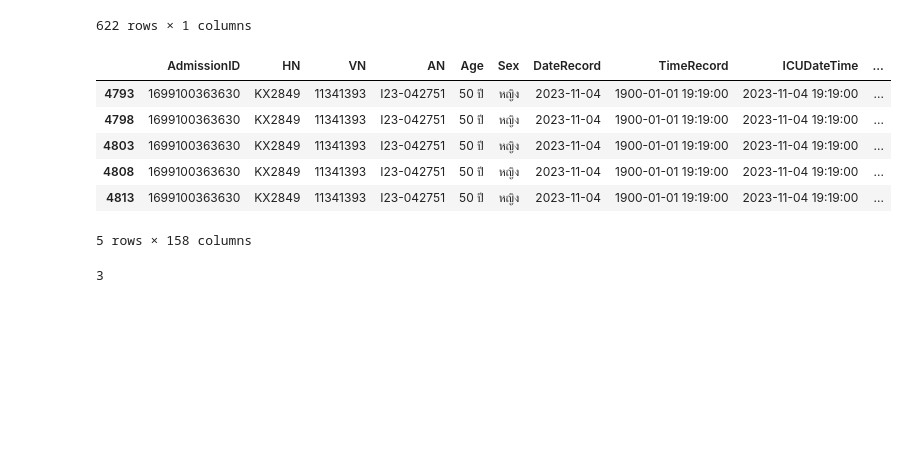
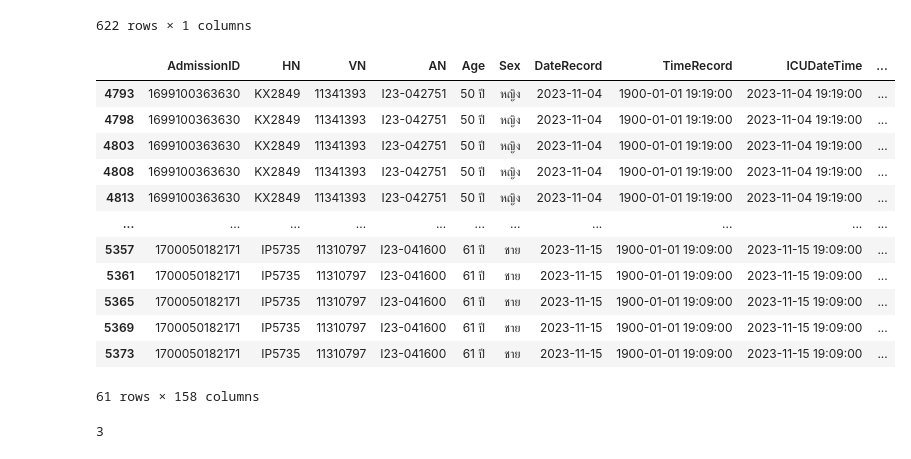
Before and after one commit to Tonry12/Data_joyx2, a Jupyter notebook: 276_patient.ipynb, the cells around one changed output. Drawn from its saved outputs; the diff is of its cells as text; code cells hidden in the pictures; blank space fills up the shorter version.

```diff
--- a/276_patient.ipynb
+++ b/276_patient.ipynb
@@ -116,15 +122,21 @@ data[['MAP']][~data['MAP'].isna()]
 622 rows × 1 columns
 # %%
 shock = data[(data['MAP']<65)|(data['BP_SYS']<90)]
-shock.head()
+shock
 # %% [output]
 |  | AdmissionID | HN | VN | AN | Age | Sex | DateRecord | TimeRecord | ICUDateTime | ... |
 | 4793 | 1699100363630 | KX2849 | 11341393 | I23-042751 | 50 ปี | หญิง | 2023-11-04 | 1900-01-01 19:19:00 | 2023-11-04 19:19:00 | ... |
 | 4798 | 1699100363630 | KX2849 | 11341393 | I23-042751 | 50 ปี | หญิง | 2023-11-04 | 1900-01-01 19:19:00 | 2023-11-04 19:19:00 | ... |
 | 4803 | 1699100363630 | KX2849 | 11341393 | I23-042751 | 50 ปี | หญิง | 2023-11-04 | 1900-01-01 19:19:00 | 2023-11-04 19:19:00 | ... |
 | 4808 | 1699100363630 | KX2849 | 11341393 | I23-042751 | 50 ปี | หญิง | 2023-11-04 | 1900-01-01 19:19:00 | 2023-11-04 19:19:00 | ... |
 | 4813 | 1699100363630 | KX2849 | 11341393 | I23-042751 | 50 ปี | หญิง | 2023-11-04 | 1900-01-01 19:19:00 | 2023-11-04 19:19:00 | ... |
+| ... | ... | ... | ... | ... | ... | ... | ... | ... | ... | ... |
+| 5357 | 1700050182171 | IP5735 | 11310797 | I23-041600 | 61 ปี | ชาย | 2023-11-15 | 1900-01-01 19:09:00 | 2023-11-15 19:09:00 | ... |
+| 5361 | 1700050182171 | IP5735 | 11310797 | I23-041600 | 61 ปี | ชาย | 2023-11-15 | 1900-01-01 19:09:00 | 2023-11-15 19:09:00 | ... |
+| 5365 | 1700050182171 | IP5735 | 11310797 | I23-041600 | 61 ปี | ชาย | 2023-11-15 | 1900-01-01 19:09:00 | 2023-11-15 19:09:00 | ... |
+| 5369 | 1700050182171 | IP5735 | 11310797 | I23-041600 | 61 ปี | ชาย | 2023-11-15 | 1900-01-01 19:09:00 | 2023-11-15 19:09:00 | ... |
+| 5373 | 1700050182171 | IP5735 | 11310797 | I23-041600 | 61 ปี | ชาย | 2023-11-15 | 1900-01-01 19:09:00 | 2023-11-15 19:09:00 | ... |
-5 rows × 158 columns
+61 rows × 158 columns
 # %%
 #จะได้ว่า ช็อกทั้งหมด 3 คน
 shock['AdmissionID'].nunique()
```
Also changed, not shown: parts of 4 cells of this notebook.
